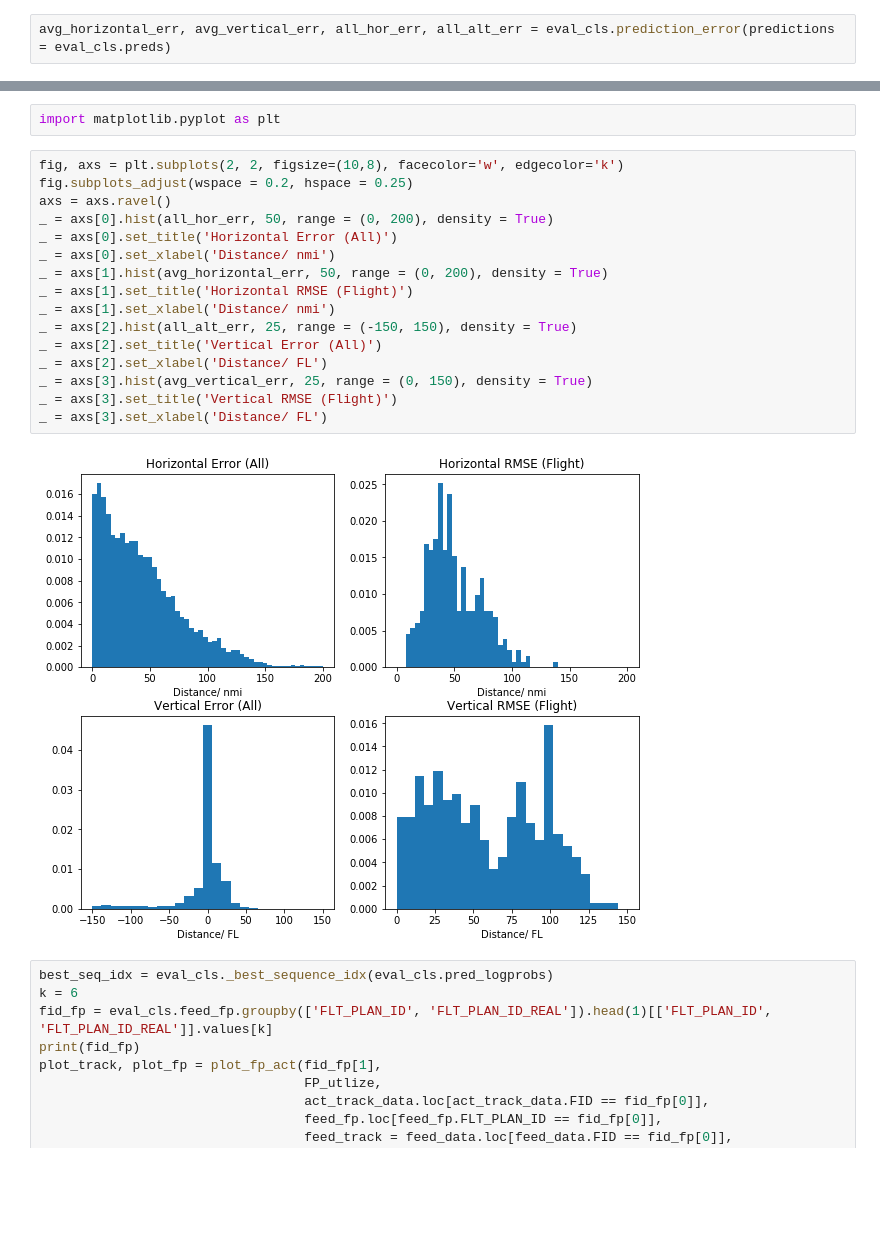
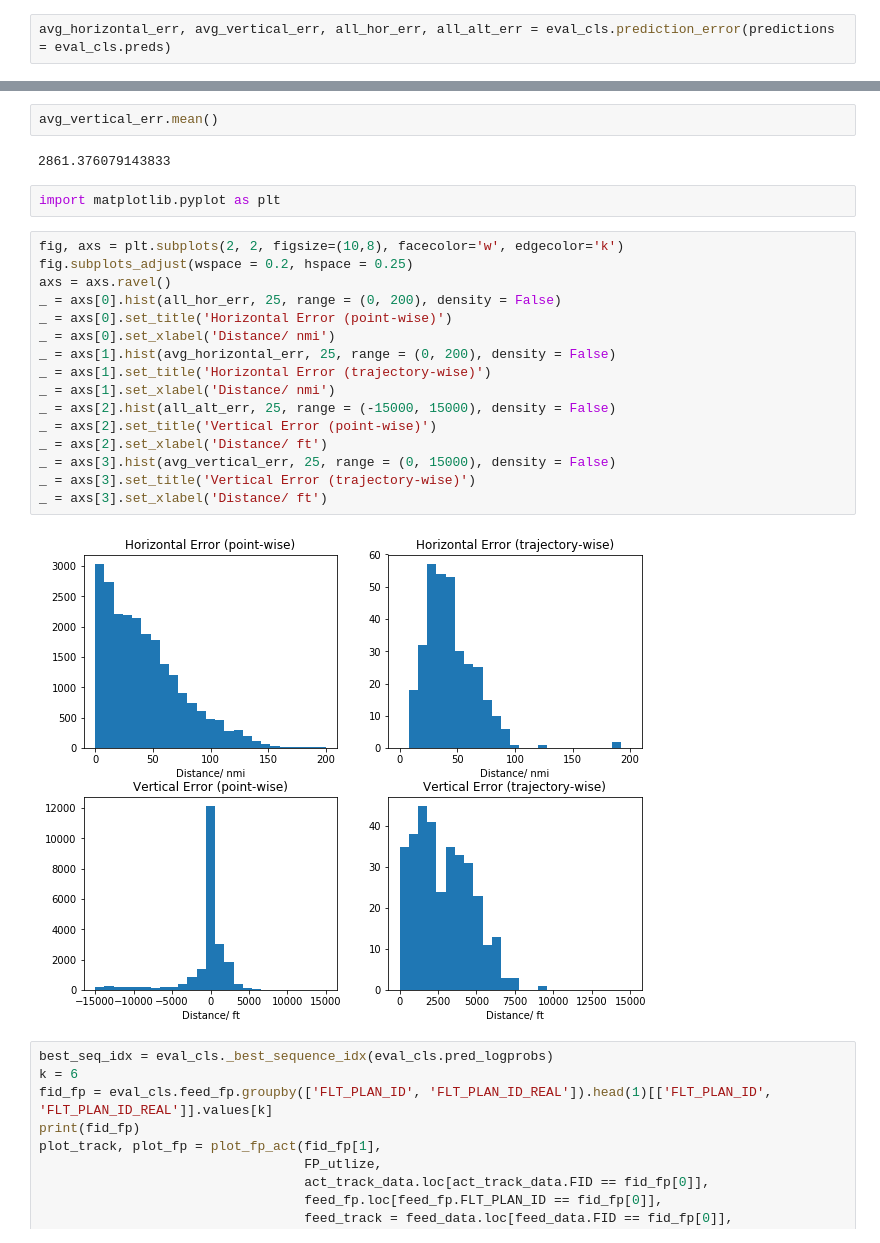
Before and after one commit to yulinliu101/DeepTP, a Jupyter notebook: src/Visualize_Generated_Trajectories.ipynb, the cells around one changed output, grey strips where cells are left out. Drawn from its saved outputs; the diff is of its cells as text; blank space fills up the shorter version.

Commit message:
modify error calc

```diff
--- a/src/Visualize_Generated_Trajectories.ipynb
+++ b/src/Visualize_Generated_Trajectories.ipynb
@@ -42,23 +52,27 @@ avg_horizontal_err, avg_vertical_err, all_hor_err, all_alt_err = eval_cls.predic
+# %%
+avg_vertical_err.mean()
+# %% [output]
+2861.376079143833
 # %%
 import matplotlib.pyplot as plt
 # %%
 fig, axs = plt.subplots(2, 2, figsize=(10,8), facecolor='w', edgecolor='k')
 fig.subplots_adjust(wspace = 0.2, hspace = 0.25)
 axs = axs.ravel()
-_ = axs[0].hist(all_hor_err, 50, range = (0, 200), density = True)
-_ = axs[0].set_title('Horizontal Error (All)')
+_ = axs[0].hist(all_hor_err, 25, range = (0, 200), density = False)
+_ = axs[0].set_title('Horizontal Error (point-wise)')
 _ = axs[0].set_xlabel('Distance/ nmi')
-_ = axs[1].hist(avg_horizontal_err, 50, range = (0, 200), density = True)
-_ = axs[1].set_title('Horizontal RMSE (Flight)')
+_ = axs[1].hist(avg_horizontal_err, 25, range = (0, 200), density = False)
+_ = axs[1].set_title('Horizontal Error (trajectory-wise)')
 _ = axs[1].set_xlabel('Distance/ nmi')
-_ = axs[2].hist(all_alt_err, 25, range = (-150, 150), density = True)
-_ = axs[2].set_title('Vertical Error (All)')
-_ = axs[2].set_xlabel('Distance/ FL')
-_ = axs[3].hist(avg_vertical_err, 25, range = (0, 150), density = True)
-_ = axs[3].set_title('Vertical RMSE (Flight)')
-_ = axs[3].set_xlabel('Distance/ FL')
+_ = axs[2].hist(all_alt_err, 25, range = (-15000, 15000), density = False)
+_ = axs[2].set_title('Vertical Error (point-wise)')
+_ = axs[2].set_xlabel('Distance/ ft')
+_ = axs[3].hist(avg_vertical_err, 25, range = (0, 15000), density = False)
+_ = axs[3].set_title('Vertical Error (trajectory-wise)')
+_ = axs[3].set_xlabel('Distance/ ft')
 # %% [output]
-[figure, old version]
+[figure, new version]
 # %%
 best_seq_idx = eval_cls._best_sequence_idx(eval_cls.pred_logprobs)
 k = 6
```
Also changed, not shown: parts of 2 cells of this notebook, 1 other file.
